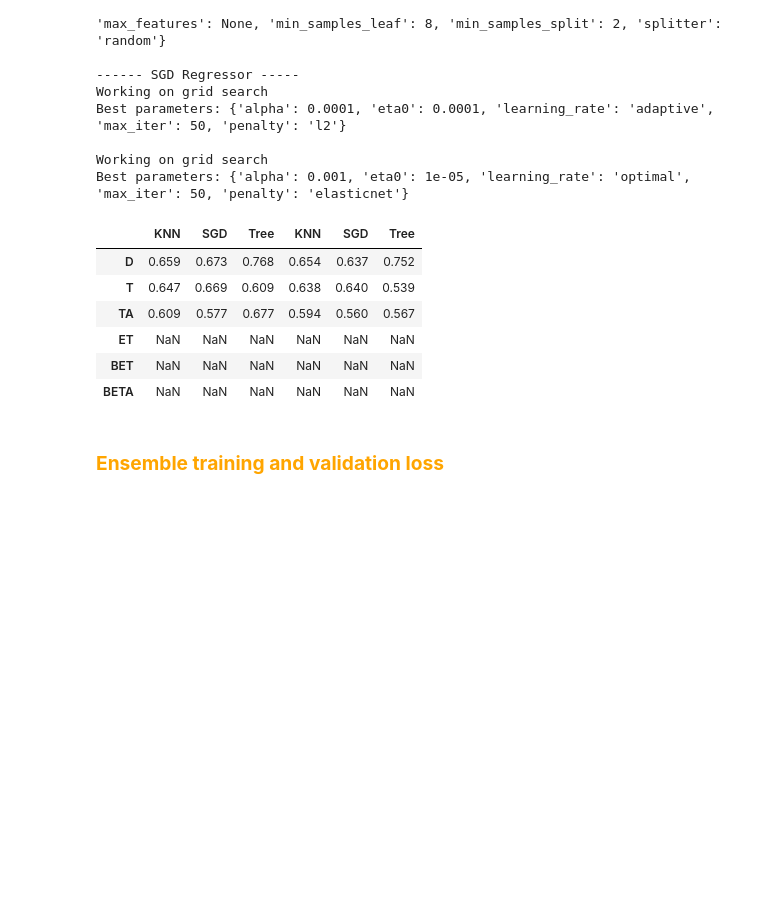
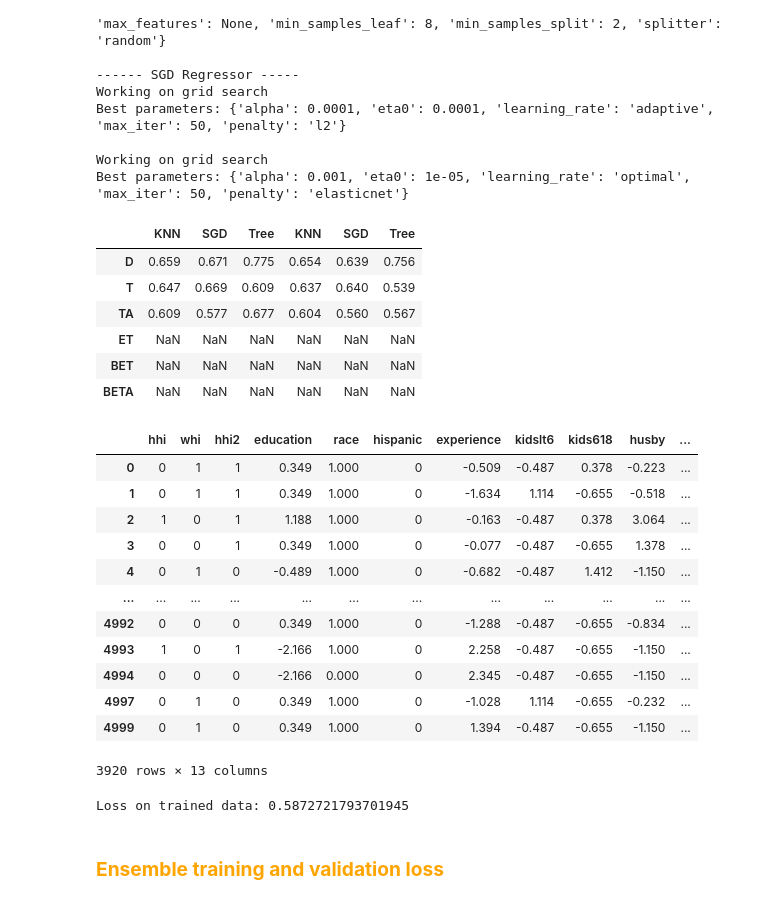
Before and after one commit to Yan-Tavares/ML_Projects, a Jupyter notebook: Final Project/main.ipynb, the cells around one changed output. Drawn from its saved outputs; the diff is of its cells as text; code cells hidden in the pictures; blank space fills up the shorter version.

```diff
--- a/Final Project/main.ipynb
+++ b/Final Project/main.ipynb
@@ -464,7 +464,7 @@ def search_train_test_store(model, param_grid, X_seen, Y_seen, X_unseen, Y_unsee
 # Define parameter grids
 param_grid_KNN = {
     'n_neighbors': [3, 5, 7, 9, 11, 13, 15, 17, 19, 21],
-    'weights': ['uniform', 'distance'],
+    'weights': ['uniform','distance'],
     'p': [1, 2]  # 1 for Manhattan distance, 2 for Euclidean distance
 }
 
@@ -482,7 +482,7 @@ param_grid_SGD = {
     'penalty': ['l2', 'l1', 'elasticnet'],
     'learning_rate': ['constant', 'optimal', 'invscaling', 'adaptive'],
     'eta0': [0.00001, 0.0001],
-    'max_iter': [50, 100, 200],
+    'max_iter': [25, 50, 100],
 }
 
 
@@ -521,14 +521,36 @@ Best parameters: {'alpha': 0.001, 'eta0': 1e-05, 'learning_rate': 'optimal', 'ma
 # %%
 # Display results
 display(pd.concat([test_df_1,test_df_2],axis=1))
+
+
+
+pred = models_dict_2['KNN']['best_model'].predict(X_seen_2)
+loss = (mean_absolute_error(Y_seen_2, pred))
+
+display(X_seen_2)
+print(f"Loss on trained data: {loss}")
 # %% [output]
 |  | KNN | SGD | Tree | KNN | SGD | Tree |
-| D | 0.659 | 0.673 | 0.768 | 0.654 | 0.637 | 0.752 |
-| T | 0.647 | 0.669 | 0.609 | 0.638 | 0.640 | 0.539 |
-| TA | 0.609 | 0.577 | 0.677 | 0.594 | 0.560 | 0.567 |
+| D | 0.659 | 0.671 | 0.775 | 0.654 | 0.639 | 0.756 |
+| T | 0.647 | 0.669 | 0.609 | 0.637 | 0.640 | 0.539 |
+| TA | 0.609 | 0.577 | 0.677 | 0.604 | 0.560 | 0.567 |
 | ET | NaN | NaN | NaN | NaN | NaN | NaN |
 | BET | NaN | NaN | NaN | NaN | NaN | NaN |
 | BETA | NaN | NaN | NaN | NaN | NaN | NaN |
+|  | hhi | whi | hhi2 | education | race | hispanic | experience | kidslt6 | kids618 | husby | ... |
+| 0 | 0 | 1 | 1 | 0.349 | 1.000 | 0 | -0.509 | -0.487 | 0.378 | -0.223 | ... |
+| 1 | 0 | 1 | 1 | 0.349 | 1.000 | 0 | -1.634 | 1.114 | -0.655 | -0.518 | ... |
+| 2 | 1 | 0 | 1 | 1.188 | 1.000 | 0 | -0.163 | -0.487 | 0.378 | 3.064 | ... |
+| 3 | 0 | 0 | 1 | 0.349 | 1.000 | 0 | -0.077 | -0.487 | -0.655 | 1.378 | ... |
+| 4 | 0 | 1 | 0 | -0.489 | 1.000 | 0 | -0.682 | -0.487 | 1.412 | -1.150 | ... |
+| ... | ... | ... | ... | ... | ... | ... | ... | ... | ... | ... | ... |
+| 4992 | 0 | 0 | 0 | 0.349 | 1.000 | 0 | -1.288 | -0.487 | -0.655 | -0.834 | ... |
+| 4993 | 1 | 0 | 1 | -2.166 | 1.000 | 0 | 2.258 | -0.487 | -0.655 | -1.150 | ... |
+| 4994 | 0 | 0 | 0 | -2.166 | 0.000 | 0 | 2.345 | -0.487 | -0.655 | -1.150 | ... |
+| 4997 | 0 | 1 | 0 | 0.349 | 1.000 | 0 | -1.028 | 1.114 | -0.655 | -0.232 | ... |
+| 4999 | 0 | 1 | 0 | 0.349 | 1.000 | 0 | 1.394 | -0.487 | -0.655 | -1.150 | ... |
+3920 rows × 13 columns
+Loss on trained data: 0.5872721793701945
 # %% [markdown]
 ### <font color="orange">  **Ensemble training and validation loss** </font>
 # %%
```
Also changed, not shown: parts of 6 cells of this notebook.
